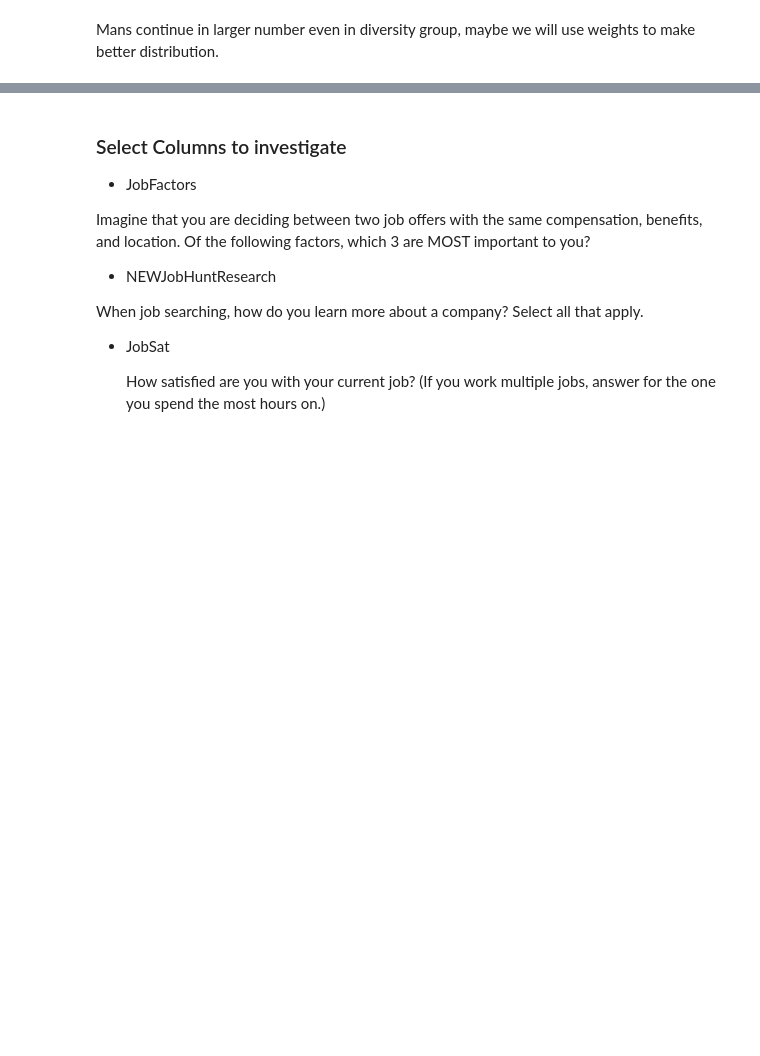
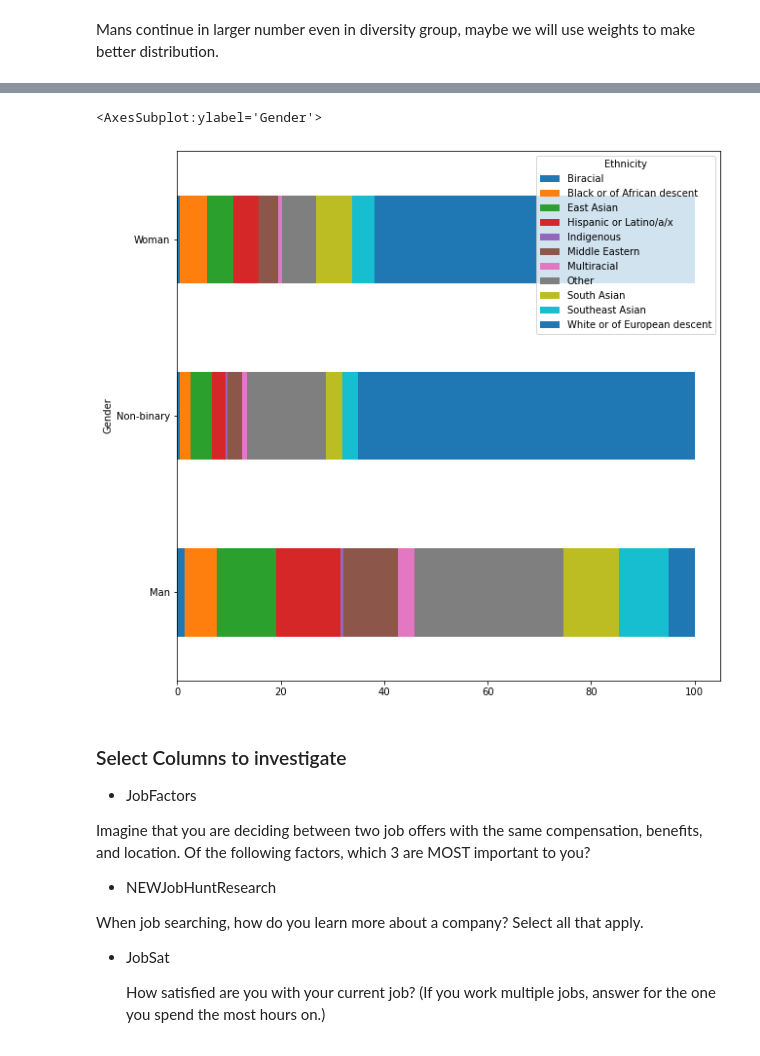
Before and after one commit to sobrinhodasilva/StackOverFlowAnswersMinorities, a Jupyter notebook: StackOverflowMinoritiesAnswers.ipynb, the cells around one changed output, grey strips where cells are left out. Saved outputs shown, nothing was run; the diff lists cells and outputs as text; code cells hidden in the pictures; blank space fills up the shorter version.

```diff
--- a/StackOverflowMinoritiesAnswers.ipynb
+++ b/StackOverflowMinoritiesAnswers.ipynb
@@ -150,3 +324,10 @@ Mans continue in larger number even in diversity group, maybe we will use weight
+# %%
+ax = pd.crosstab(diversity["Gender"], diversity["Ethnicity"]).apply(lambda r: r/r.sum()*100, axis=1)
+
+ax.plot.barh(stacked=True, figsize=(10,10))
+# %% [output]
+<AxesSubplot:ylabel='Gender'>
+[figure, added]
 # %% [markdown]
 ### Select Columns  to investigate
 
```
Also changed, not shown: parts of 28 cells of this notebook.
